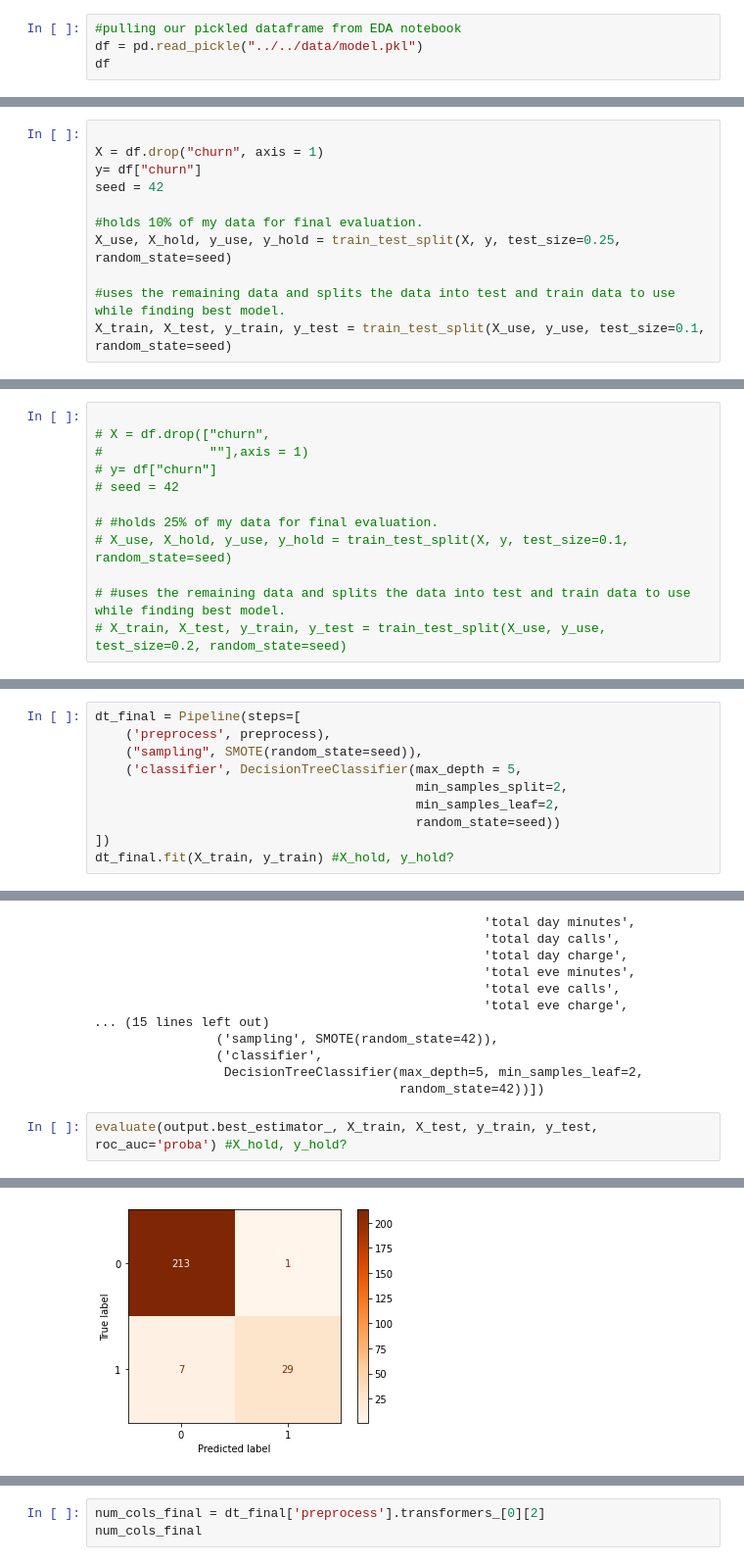
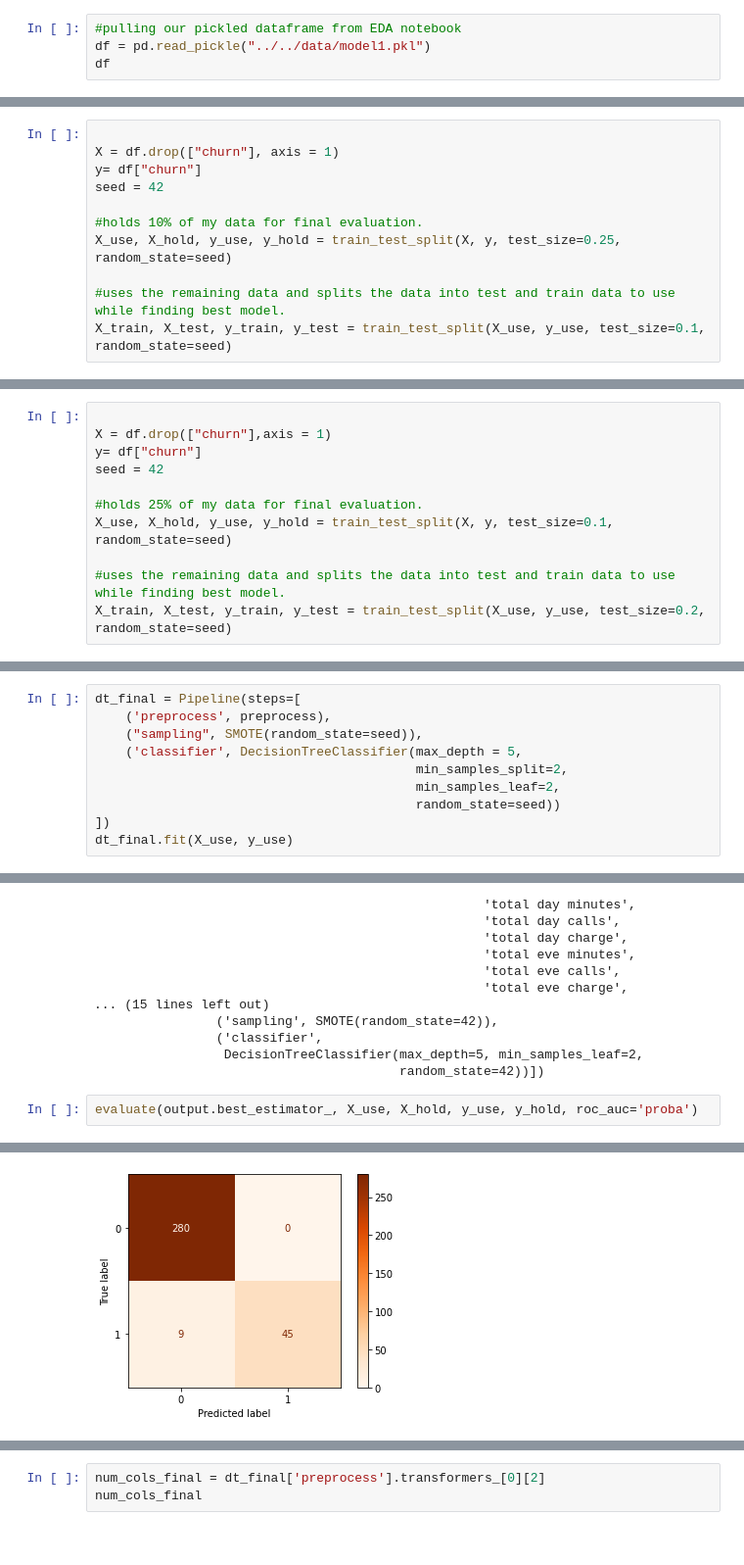
Before and after one commit to MellissaValle/CustomerChurn, a Jupyter notebook: notebooks/Dave/Modeling.ipynb, the cells around one changed output, grey strips where cells are left out. Shown at 98% size. Drawn from its saved outputs; the diff is of its cells as text.

Commit message:
models

```diff
--- a/notebooks/Dave/Modeling.ipynb
+++ b/notebooks/Dave/Modeling.ipynb
@@ -88,7 +88,7 @@ def evaluate(estimator, X_tr, X_te, y_tr, y_te, roc_auc='skip'):
 # !pip install category_encoders
 # %%
 #pulling our pickled dataframe from EDA notebook
-df = pd.read_pickle("../../data/model.pkl")
+df = pd.read_pickle("../../data/model1.pkl")
 df
 # %% [output]
 |  | state | account length | international plan | voice mail plan | number vmail messages | total day minutes | ... |
@@ -288,6 +323,6 @@ Average Recall: 0.20588235294117646 +/- 0.04460514967089148
 # %%
 
-X = df.drop("churn", axis = 1)
+X = df.drop(["churn"], axis = 1)
 y= df["churn"]
 seed = 42
 
@@ -589,16 +639,15 @@ ROC-AUC: 0.9069963655244029
 ## Final Model
 # %%
 
-# X = df.drop(["churn",
-#              ""],axis = 1)
-# y= df["churn"]
-# seed = 42
+X = df.drop(["churn"],axis = 1)
+y= df["churn"]
+seed = 42
 
-# #holds 25% of my data for final evaluation.
-# X_use, X_hold, y_use, y_hold = train_test_split(X, y, test_size=0.1, random_state=seed)
+#holds 25% of my data for final evaluation.
+X_use, X_hold, y_use, y_hold = train_test_split(X, y, test_size=0.1, random_state=seed)
 
-# #uses the remaining data and splits the data into test and train data to use while finding best model.
-# X_train, X_test, y_train, y_test = train_test_split(X_use, y_use, test_size=0.2, random_state=seed)
+#uses the remaining data and splits the data into test and train data to use while finding best model.
+X_train, X_test, y_train, y_test = train_test_split(X_use, y_use, test_size=0.2, random_state=seed)
 # %%
 dt["preprocess"]
 # %% [output]
@@ -640,7 +689,7 @@ dt_final = Pipeline(steps=[
                                           min_samples_leaf=2,
                                           random_state=seed))
 ])
-dt_final.fit(X_train, y_train) #X_hold, y_hold?
+dt_final.fit(X_use, y_use)
 # %% [output]
 Pipeline(steps=[('preprocess',
                  ColumnTransformer(transformers=[('num',
@@ -660,6 +709,6 @@ Pipeline(steps=[('preprocess',
                  DecisionTreeClassifier(max_depth=5, min_samples_leaf=2,
                                         random_state=42))])
 # %%
-evaluate(output.best_estimator_, X_train, X_test, y_train, y_test, roc_auc='proba') #X_hold, y_hold?
+evaluate(output.best_estimator_, X_use, X_hold, y_use, y_hold, roc_auc='proba')
 # %% [output]
 Training Scores:
@@ -678,4 +727,4 @@ ROC-AUC: 0.9069963655244029
-[figure, old version]
+[figure, new version]
 # %%
 dt_final["preprocess"].fit_transform(X_train).shape
 # %% [output]
```
Also changed, not shown: parts of 22 cells of this notebook.
